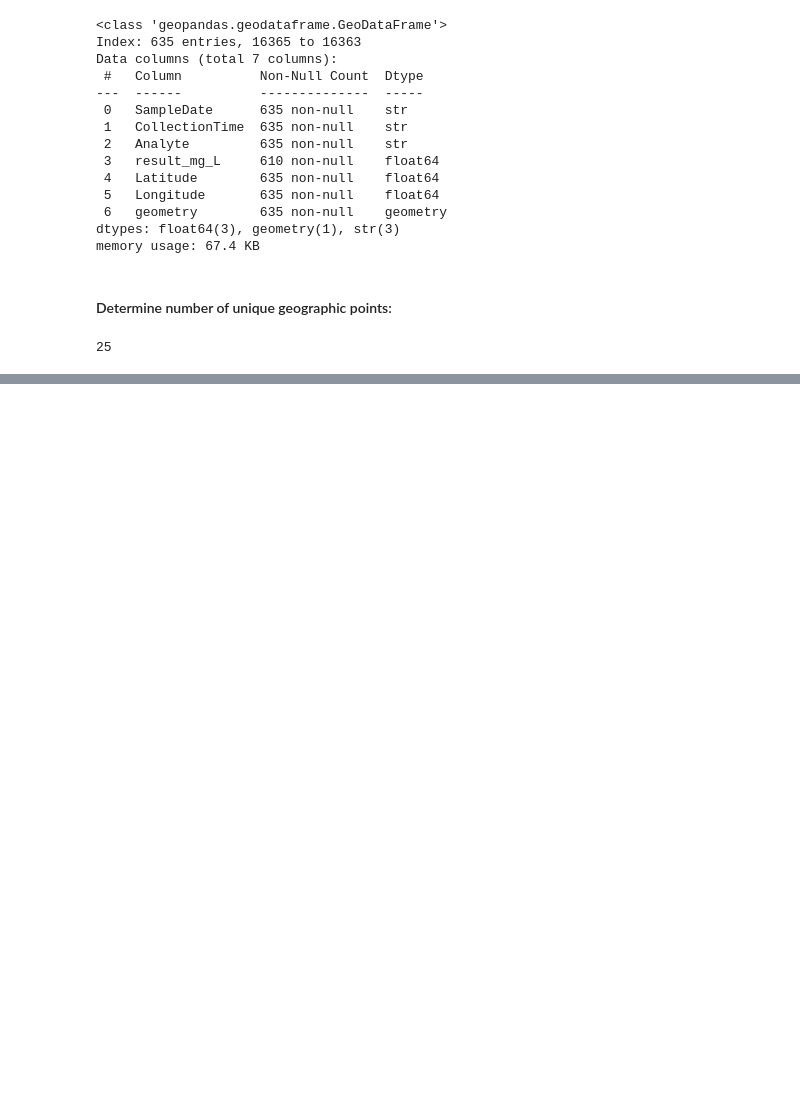
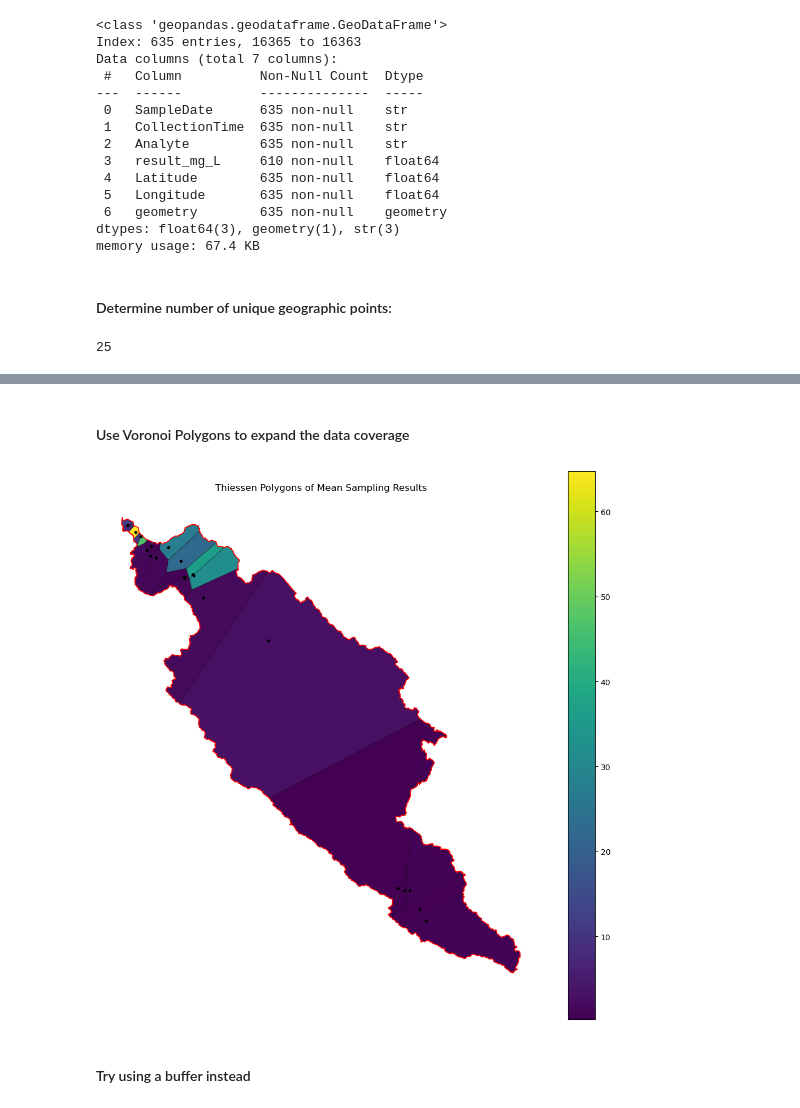
Before and after one commit to Erdos-Projects/fall-2026-infrastructure-placement, a Jupyter notebook: notebooks/surface_water/surfacewater_eda.ipynb, the cells around one changed output, grey strips where cells are left out. Cells and saved outputs as stored; diff of their text form; code cells hidden in the pictures; blank space fills up the shorter version.

```diff
--- a/notebooks/surface_water/surfacewater_eda.ipynb
+++ b/notebooks/surface_water/surfacewater_eda.ipynb
@@ -232,0 +349,6 @@ surfacewater_clean[["Latitude", "Longitude"]].drop_duplicates().shape[0]
+# %%
+surfacewater_clean_mean = (
+    surfacewater_clean
+    .groupby(["latitude", "longitude"], as_index=False)["result_mg_l"]
+    .mean()
+)
@@ -232,0 +375,2 @@ surfacewater_clean[["Latitude", "Longitude"]].drop_duplicates().shape[0]
+# %% [markdown]
+#### Use Voronoi Polygons to expand the data coverage
@@ -232,0 +435,24 @@ surfacewater_clean[["Latitude", "Longitude"]].drop_duplicates().shape[0]
+# %%
+fig, ax = plt.subplots(figsize=(10, 10))
+
+thiessen.plot(
+    column="result_mg_l",
+    cmap="viridis",
+    legend=True,
+    edgecolor="black",
+    linewidth=0.3,
+    ax=ax
+)
+
+boundary.boundary.plot(ax=ax, color="red", linewidth=1.2)
+points.plot(ax=ax, color="black", markersize=8)
+
+ax.set_title("Thiessen Polygons of Mean Sampling Results")
+ax.set_axis_off()
+
+plt.tight_layout()
+plt.show()
+# %% [output]
+[figure, added]
+# %% [markdown]
+#### Try using a buffer instead
```
Also changed, not shown: parts of 16 cells of this notebook, 9 other files.
